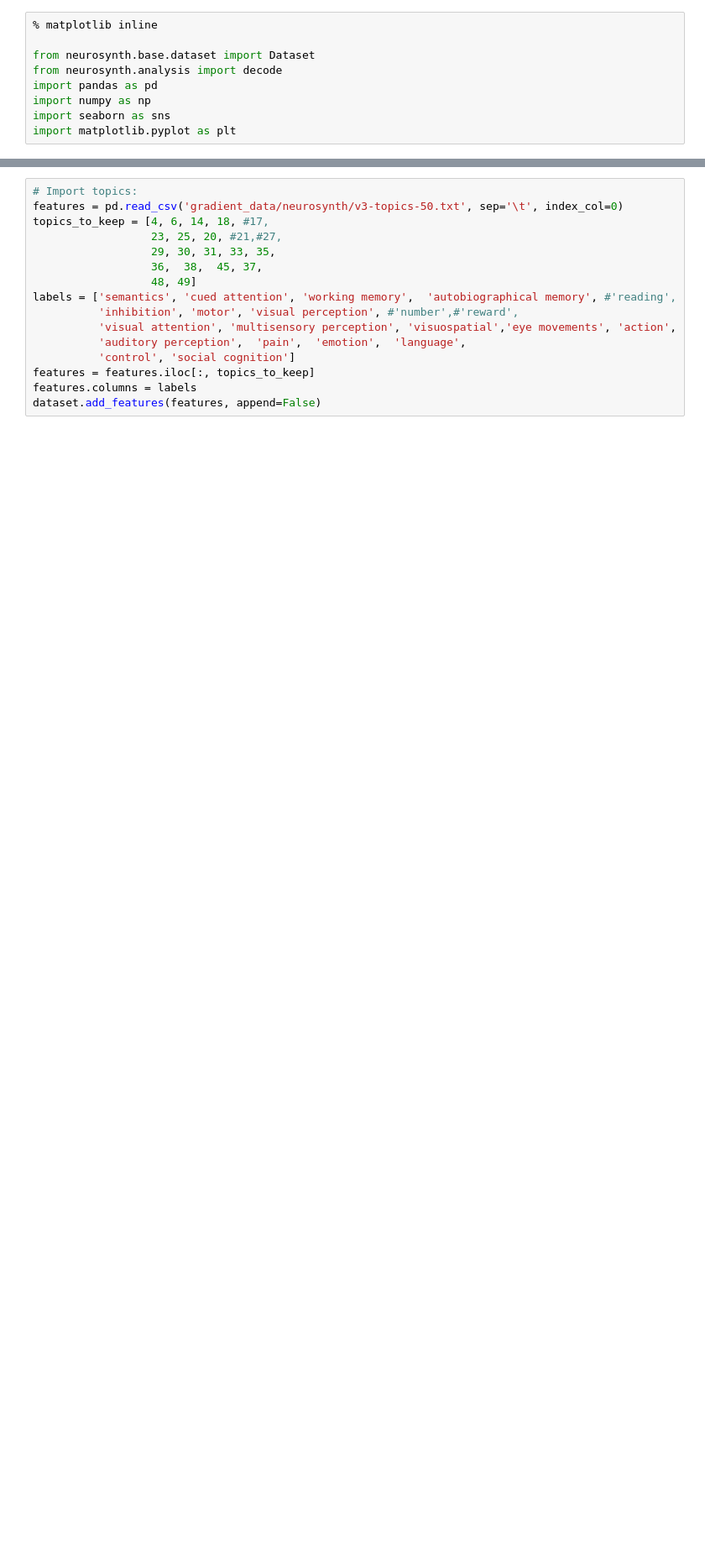
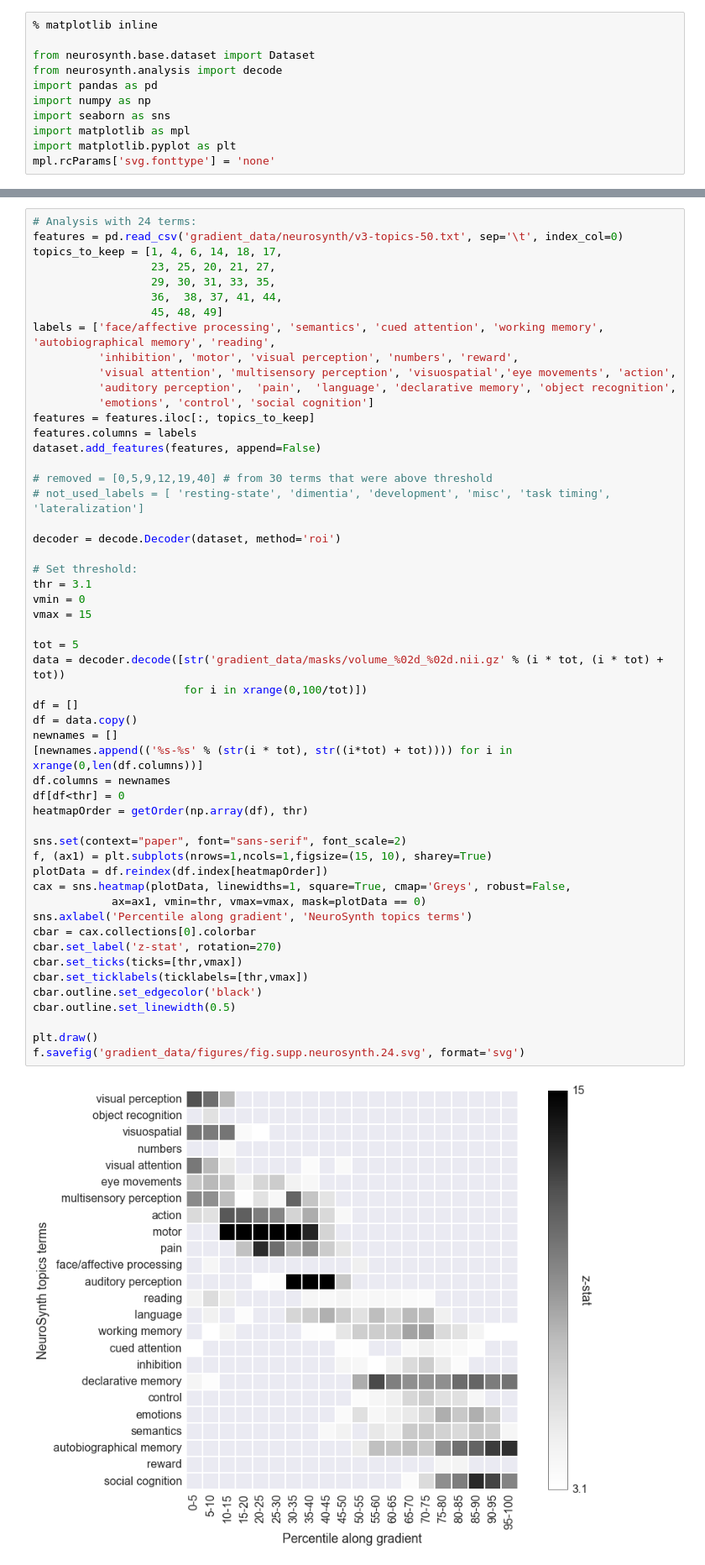
Before and after one commit to NeuroanatomyAndConnectivity/gradient_analysis, a Jupyter notebook: 05_metaanalysis_neurosynth.ipynb, the cells around one changed output, grey strips where cells are left out. Shown: that part at 84% size. Saved outputs shown, nothing was run; the diff lists cells and outputs as text; blank space fills up the shorter version.

Commit message:
improved plotting of metaanalysis heatmaps, and added 6 additional terms into NeuroSynth plots.

```diff
--- a/05_metaanalysis_neurosynth.ipynb
+++ b/05_metaanalysis_neurosynth.ipynb
@@ -6,4 +6,6 @@ from neurosynth.analysis import decode
 import pandas as pd
 import numpy as np
 import seaborn as sns
+import matplotlib as mpl
 import matplotlib.pyplot as plt
+mpl.rcParams['svg.fonttype'] = 'none'
@@ -14,16 +26,55 @@ dataset = Dataset.load(pickled_dataset)
 # %%
-# Import topics:
+# Analysis with 24 terms:
 features = pd.read_csv('gradient_data/neurosynth/v3-topics-50.txt', sep='\t', index_col=0)
-topics_to_keep = [4, 6, 14, 18, #17,
-                  23, 25, 20, #21,#27,
+topics_to_keep = [1, 4, 6, 14, 18, 17,
+                  23, 25, 20, 21, 27,
                   29, 30, 31, 33, 35,
-                  36,  38,  45, 37,
-                  48, 49]
-labels = ['semantics', 'cued attention', 'working memory',  'autobiographical memory', #'reading',
-          'inhibition', 'motor', 'visual perception', #'number',#'reward',
+                  36,  38, 37, 41, 44,
+                  45, 48, 49]
+labels = ['face/affective processing', 'semantics', 'cued attention', 'working memory',  'autobiographical memory', 'reading',
+          'inhibition', 'motor', 'visual perception', 'numbers', 'reward',
           'visual attention', 'multisensory perception', 'visuospatial','eye movements', 'action',
-          'auditory perception',  'pain',  'emotion',  'language',
-          'control', 'social cognition']
+          'auditory perception',  'pain',  'language', 'declarative memory', 'object recognition',
+          'emotions', 'control', 'social cognition']
 features = features.iloc[:, topics_to_keep]
 features.columns = labels
 dataset.add_features(features, append=False)
+
+# removed = [0,5,9,12,19,40] # from 30 terms that were above threshold
+# not_used_labels = [ 'resting-state', 'dimentia', 'development', 'misc', 'task timing', 'lateralization']
+
+decoder = decode.Decoder(dataset, method='roi')
+
+# Set threshold:
+thr = 3.1
+vmin = 0
+vmax = 15
+
+tot = 5
+data = decoder.decode([str('gradient_data/masks/volume_%02d_%02d.nii.gz' % (i * tot, (i * tot) + tot))
+                       for i in xrange(0,100/tot)])
+df = []
+df = data.copy()
+newnames = []
+[newnames.append(('%s-%s' % (str(i * tot), str((i*tot) + tot)))) for i in xrange(0,len(df.columns))]
+df.columns = newnames
+df[df<thr] = 0
+heatmapOrder = getOrder(np.array(df), thr)
+
+sns.set(context="paper", font="sans-serif", font_scale=2)
+f, (ax1) = plt.subplots(nrows=1,ncols=1,figsize=(15, 10), sharey=True)
+plotData = df.reindex(df.index[heatmapOrder])
+cax = sns.heatmap(plotData, linewidths=1, square=True, cmap='Greys', robust=False,
+            ax=ax1, vmin=thr, vmax=vmax, mask=plotData == 0)
+sns.axlabel('Percentile along gradient', 'NeuroSynth topics terms')
+cbar = cax.collections[0].colorbar
+cbar.set_label('z-stat', rotation=270)
+cbar.set_ticks(ticks=[thr,vmax])
+cbar.set_ticklabels(ticklabels=[thr,vmax])
+cbar.outline.set_edgecolor('black')
+cbar.outline.set_linewidth(0.5)
+
+plt.draw()
+f.savefig('gradient_data/figures/fig.supp.neurosynth.24.svg', format='svg')
+# %% [output]
+[figure, added]
```
Also changed, not shown: parts of 4 cells of this notebook.
